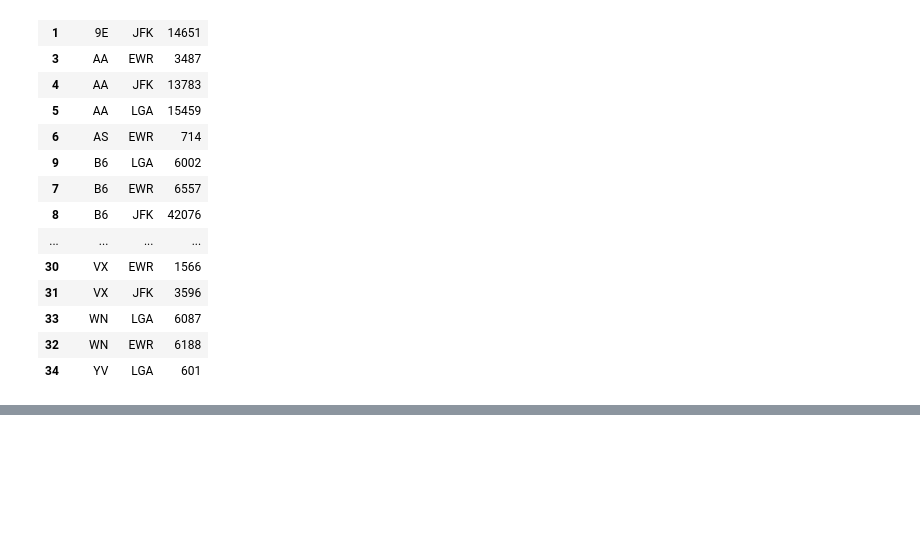
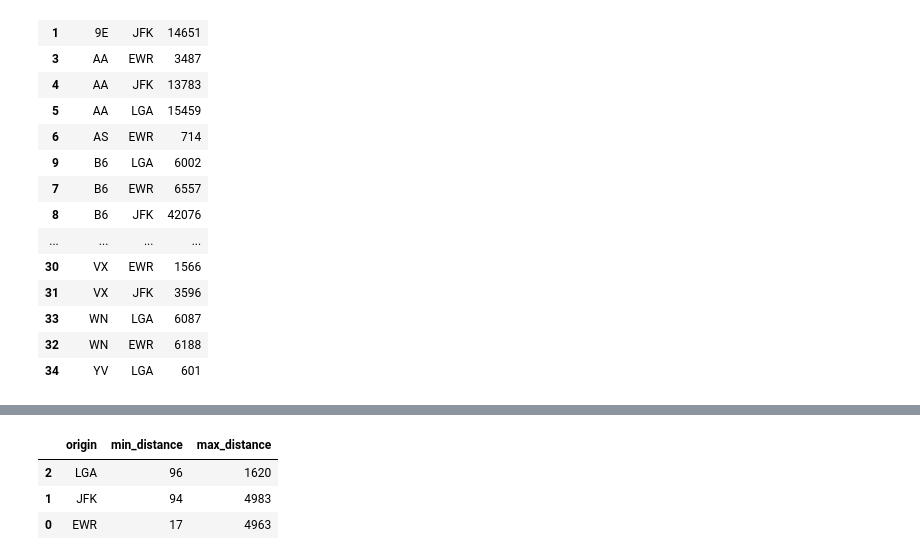
Before and after one commit to PaulApivat/kaggle, a Jupyter notebook: courses/pandas/pandas_lesson_4_grouping_sorting.ipynb, the cells around one changed output, grey strips where cells are left out. Saved outputs shown, nothing was run; the diff lists cells and outputs as text; code cells hidden in the pictures; blank space fills up the shorter version.

```diff
--- a/courses/pandas/pandas_lesson_4_grouping_sorting.ipynb
+++ b/courses/pandas/pandas_lesson_4_grouping_sorting.ipynb
@@ -292,0 +353,12 @@ back_to_single_index.sort_values(by=['carrier', 'len'])
+# %%
+(flights
+     >> group_by(_.origin)
+     >> summarize(min_distance = _.distance.min(),
+                  max_distance = _.distance.max())
+     >> arrange(-_.origin)
+)
+# %% [output]
+|  | origin | min_distance | max_distance |
+| 2 | LGA | 96 | 1620 |
+| 1 | JFK | 94 | 4983 |
+| 0 | EWR | 17 | 4963 |
```
Also changed, not shown: parts of 9 cells of this notebook.
